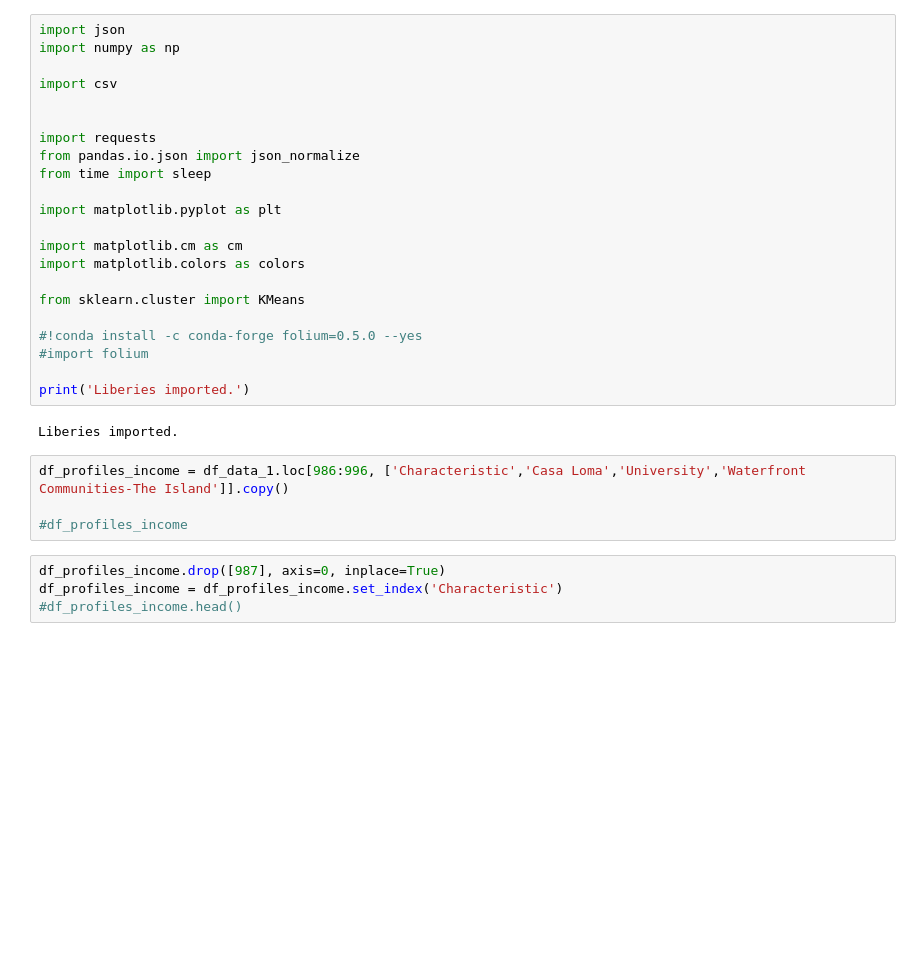
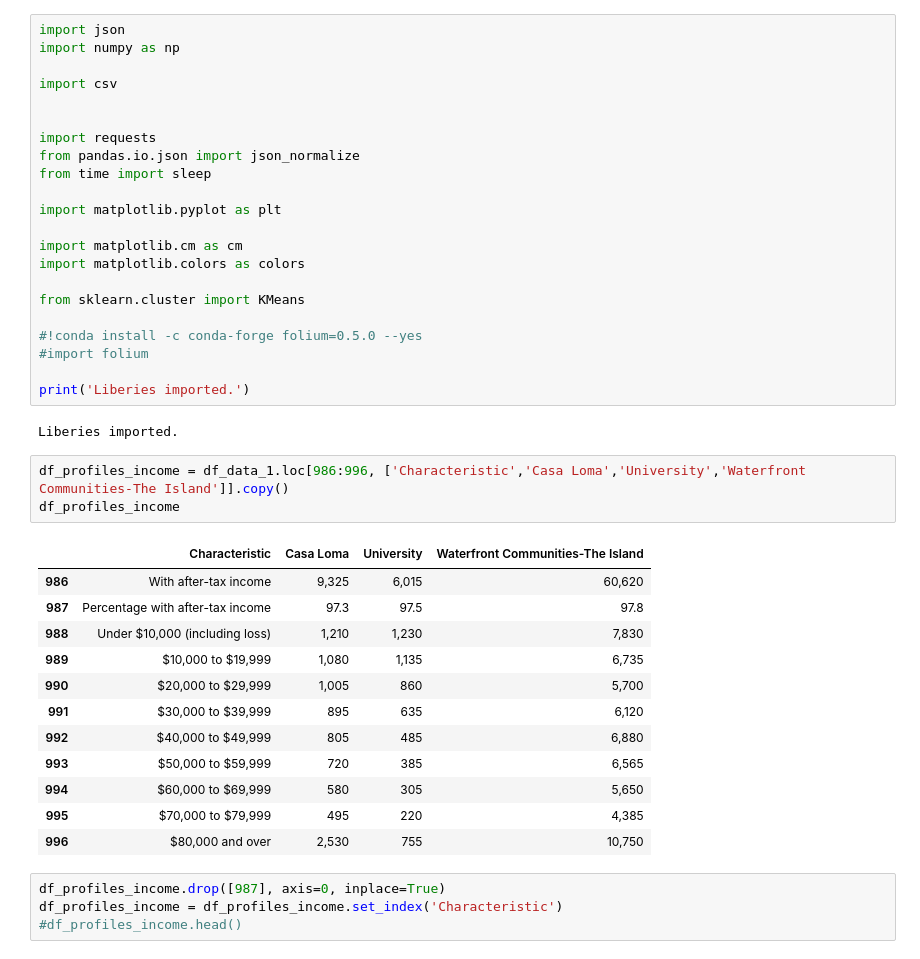
Before and after one commit to Spitz-cyber/Coursera_Capstone, a Jupyter notebook: Vegetarian Restaurant - Part 2.ipynb, the cells around one changed output. Saved outputs shown, nothing was run; the diff lists cells and outputs as text; blank space fills up the shorter version.

```diff
--- a/Vegetarian Restaurant - Part 2.ipynb
+++ b/Vegetarian Restaurant - Part 2.ipynb
@@ -40,8 +40,20 @@ print('Liberies imported.')
 Liberies imported.
 # %%
 df_profiles_income = df_data_1.loc[986:996, ['Characteristic','Casa Loma','University','Waterfront Communities-The Island']].copy()
-
-#df_profiles_income
+df_profiles_income
+# %% [output]
+|  | Characteristic | Casa Loma | University | Waterfront Communities-The Island |
+| 986 | With after-tax income | 9,325 | 6,015 | 60,620 |
+| 987 | Percentage with after-tax income | 97.3 | 97.5 | 97.8 |
+| 988 | Under $10,000 (including loss) | 1,210 | 1,230 | 7,830 |
+| 989 | $10,000 to $19,999 | 1,080 | 1,135 | 6,735 |
+| 990 | $20,000 to $29,999 | 1,005 | 860 | 5,700 |
+| 991 | $30,000 to $39,999 | 895 | 635 | 6,120 |
+| 992 | $40,000 to $49,999 | 805 | 485 | 6,880 |
+| 993 | $50,000 to $59,999 | 720 | 385 | 6,565 |
+| 994 | $60,000 to $69,999 | 580 | 305 | 5,650 |
+| 995 | $70,000 to $79,999 | 495 | 220 | 4,385 |
+| 996 | $80,000 and over | 2,530 | 755 | 10,750 |
 # %%
 df_profiles_income.drop([987], axis=0, inplace=True)
 df_profiles_income = df_profiles_income.set_index('Characteristic')
```
